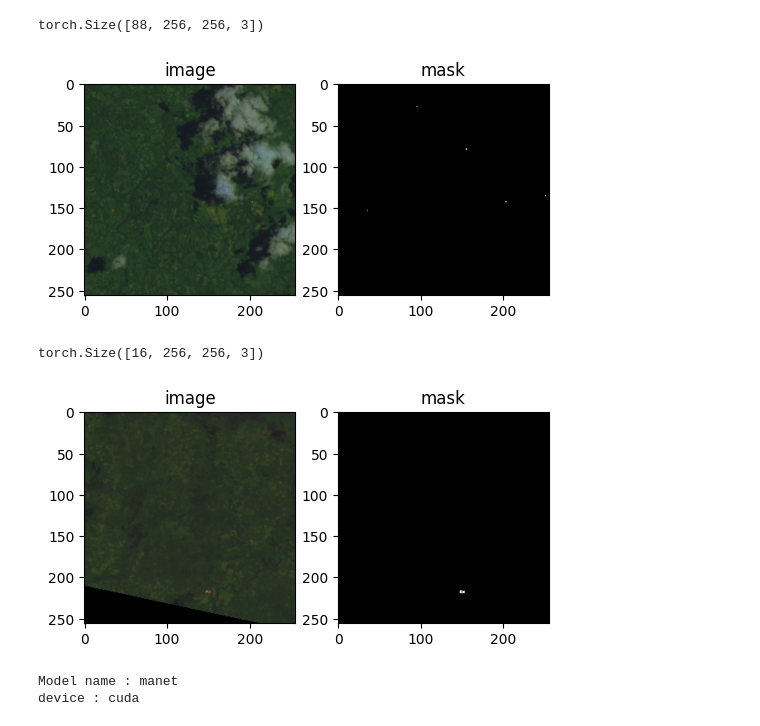
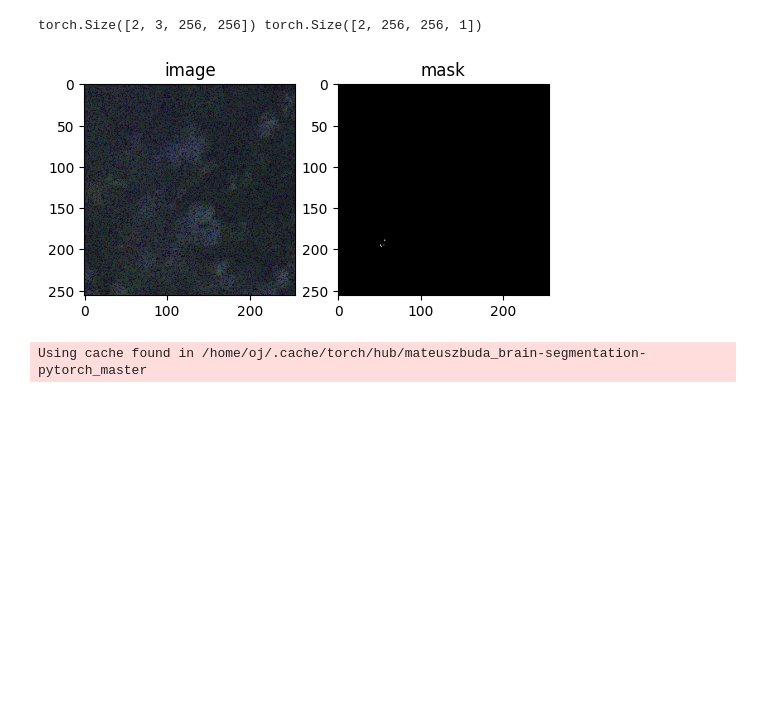
Before and after one commit to dablro12/-Challenge-AI_SPARK, a Jupyter notebook: train/train.ipynb, the cells around one changed output. Saved outputs shown, nothing was run; the diff lists cells and outputs as text; code cells hidden in the pictures; blank space fills up the shorter version.

```diff
--- a/train/train.ipynb
+++ b/train/train.ipynb
@@ -101,35 +154,33 @@ train_loader = DataLoader(
 valid_loader = DataLoader(dataset = valid_dataset, batch_size = vl_batch, shuffle= False)
 # %%
 for images, masks in train_loader:
-    print(images.shape)
+    print(images.shape, masks.shape)
     idx = 0
     plt.figure(figsize=(6,4))
     plt.subplot(121)
-    plt.imshow(images[idx])
+    plt.imshow(images[idx].permute(1,2,0))
     plt.title('image')
     plt.subplot(122)
     plt.imshow(masks[idx], cmap= 'gray')
     plt.title('mask')
     plt.show()
     break
 
-for images, masks in valid_loader:
-    print(images.shape)
-    idx = 0
-    plt.figure(figsize=(6,4))
-    plt.subplot(121)
-    plt.imshow(images[idx])
-    plt.title('image')
-    plt.subplot(122)
-    plt.imshow(masks[idx], cmap= 'gray')
-    plt.title('mask')
-    plt.show()
-    break
+# for images, masks in valid_loader:
+#     print(images.shape)
+#     idx = 0
+#     plt.figure(figsize=(6,4))
+#     plt.subplot(121)
+#     plt.imshow(images[idx])
+#     plt.title('image')
+#     plt.subplot(122)
+#     plt.imshow(masks[idx], cmap= 'gray')
+#     plt.title('mask')
+#     plt.show()
+#     break
 # %% [output]
-torch.Size([88, 256, 256, 3])
+torch.Size([2, 3, 256, 256]) torch.Size([2, 256, 256, 1])
-[figure, old version]
+[figure, new version]
-torch.Size([16, 256, 256, 3])
-[figure, removed]
 # %%
 #model
 sys.path.append('../')
@@ -150,7 +201,7 @@ device = 'cuda'
 
 # # model & cost func & optimizer 정의
 ############################ V1~2 #############################
-model = get_pretrained_model('manet').get()
+model = get_pretrained_model('unet').get()
 ############################ V3~4 #############################
 # model = AttU_Net(img_ch= 3, output_ch= 1)
 # model = get_pretrained_model('attunet').get()
@@ -171,8 +222,7 @@ loss = nn.BCEWithLogitsLoss()
 print(f'device : {device}')
 # summary(model, input_size=(3, 224, 224))
 # %% [output]
-Model name : manet
-device : cuda
+Using cache found in /home/oj/.cache/torch/hub/mateuszbuda_brain-segmentation-pytorch_master
 # %%
 metrics = {
     'tr_bce' : [],
```
Also changed, not shown: parts of 5 cells of this notebook, 17 other files.
